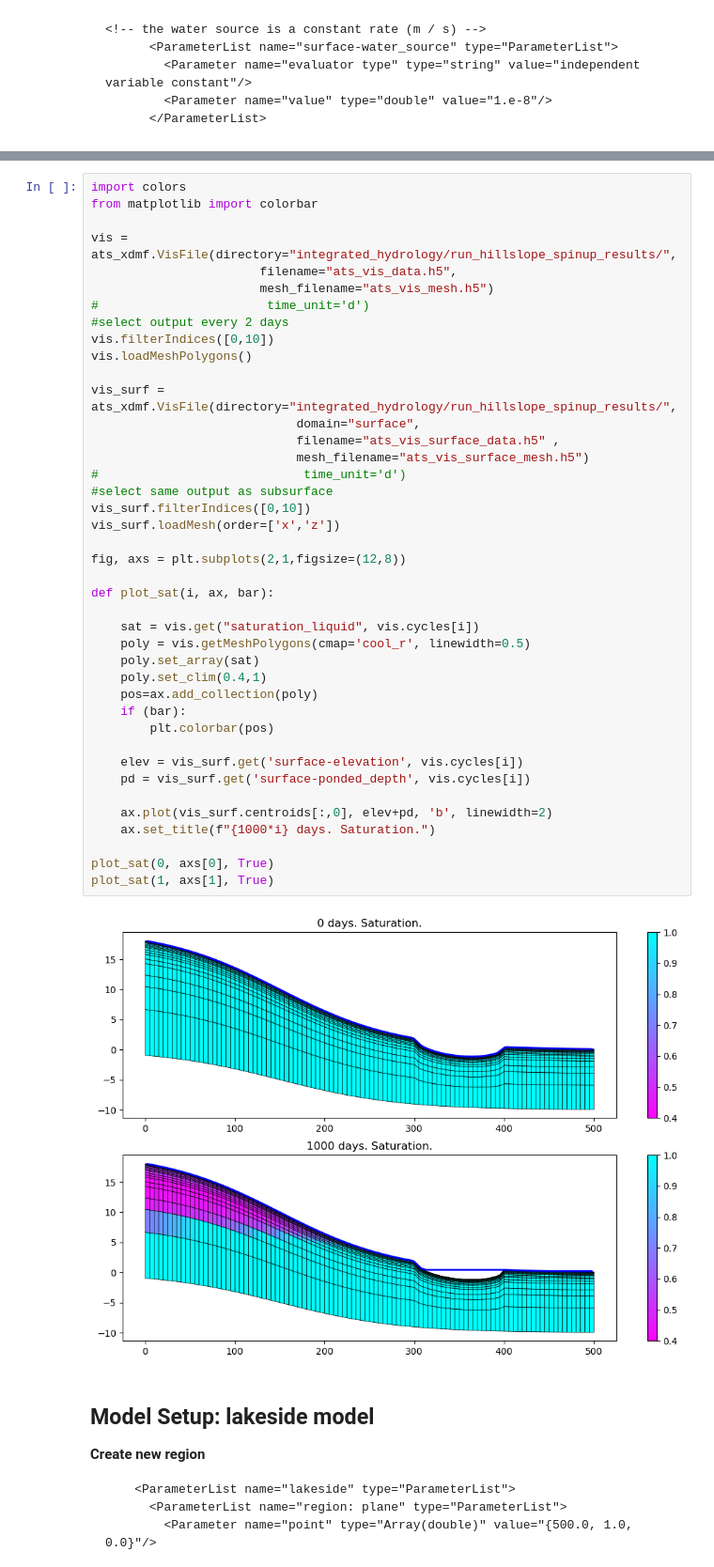
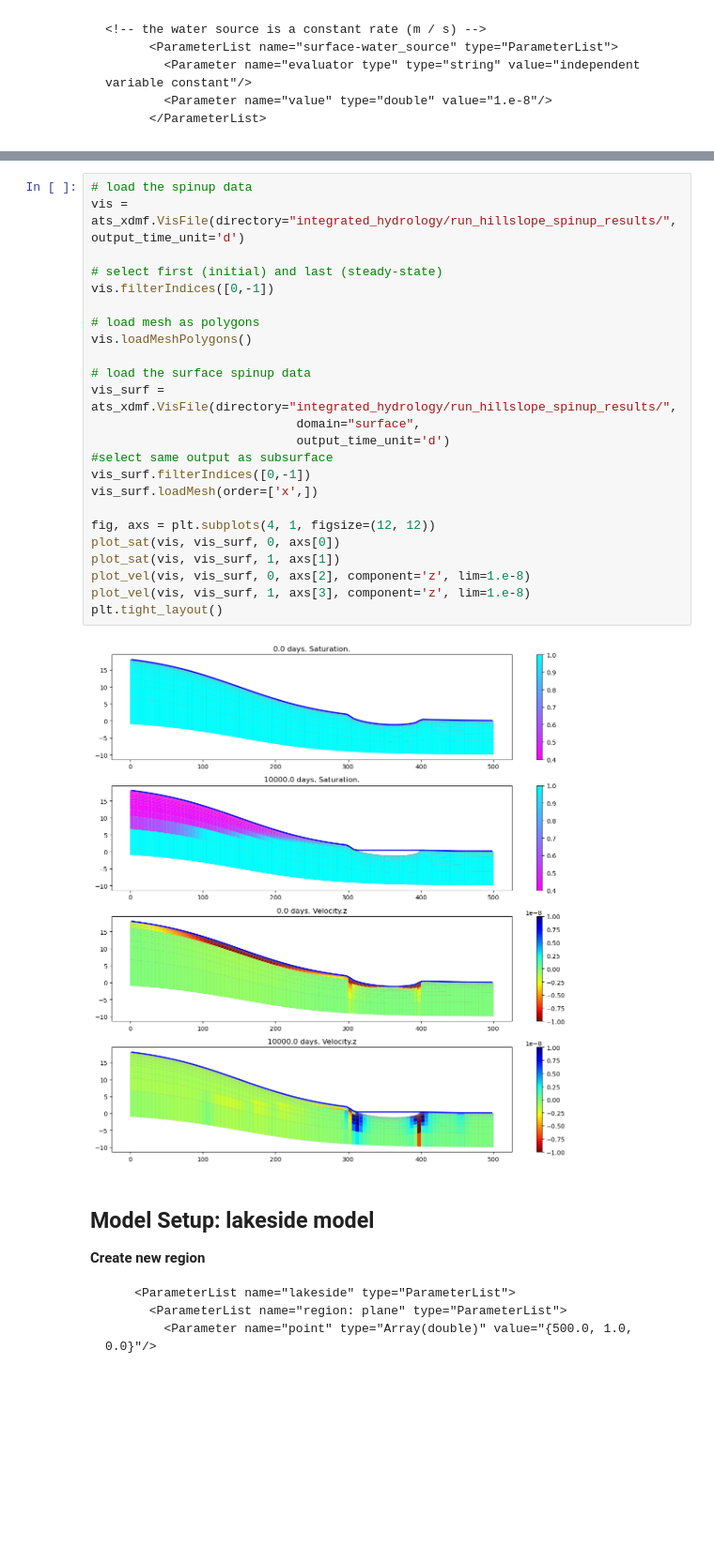
Before and after one commit to amanzi/ats-short-course, a Jupyter notebook: 01_integrated_flow/flow.ipynb, the cells around one changed output, grey strips where cells are left out. Shown at 94% size. Saved outputs shown, nothing was run; the diff lists cells and outputs as text; blank space fills up the shorter version.

```diff
--- a/01_integrated_flow/flow.ipynb
+++ b/01_integrated_flow/flow.ipynb
@@ -355,46 +394,29 @@ plt.ylim([0,4])
 # %%
-import colors
-from matplotlib import colorbar
+# load the spinup data
+vis = ats_xdmf.VisFile(directory="integrated_hydrology/run_hillslope_spinup_results/", output_time_unit='d')
 
-vis = ats_xdmf.VisFile(directory="integrated_hydrology/run_hillslope_spinup_results/",
-                       filename="ats_vis_data.h5",
-                       mesh_filename="ats_vis_mesh.h5")
-#                       time_unit='d')
-#select output every 2 days
-vis.filterIndices([0,10])
+# select first (initial) and last (steady-state)
+vis.filterIndices([0,-1])
+
+# load mesh as polygons
 vis.loadMeshPolygons()
 
+# load the surface spinup data
 vis_surf = ats_xdmf.VisFile(directory="integrated_hydrology/run_hillslope_spinup_results/",
                             domain="surface",
-                            filename="ats_vis_surface_data.h5" ,
-                            mesh_filename="ats_vis_surface_mesh.h5")
-#                            time_unit='d')
+                            output_time_unit='d')
 #select same output as subsurface
-vis_surf.filterIndices([0,10])
-vis_surf.loadMesh(order=['x','z'])
+vis_surf.filterIndices([0,-1])
+vis_surf.loadMesh(order=['x',])
 
-fig, axs = plt.subplots(2,1,figsize=(12,8))
-
-def plot_sat(i, ax, bar):
-
-    sat = vis.get("saturation_liquid", vis.cycles[i])
-    poly = vis.getMeshPolygons(cmap='cool_r', linewidth=0.5)
-    poly.set_array(sat)
-    poly.set_clim(0.4,1)
-    pos=ax.add_collection(poly)
-    if (bar):
-        plt.colorbar(pos)
-
-    elev = vis_surf.get('surface-elevation', vis.cycles[i])
-    pd = vis_surf.get('surface-ponded_depth', vis.cycles[i])
-
-    ax.plot(vis_surf.centroids[:,0], elev+pd, 'b', linewidth=2)
-    ax.set_title(f"{1000*i} days. Saturation.")
-
-plot_sat(0, axs[0], True)
-plot_sat(1, axs[1], True)
+fig, axs = plt.subplots(4, 1, figsize=(12, 12))
+plot_sat(vis, vis_surf, 0, axs[0])
+plot_sat(vis, vis_surf, 1, axs[1])
+plot_vel(vis, vis_surf, 0, axs[2], component='z', lim=1.e-8)
+plot_vel(vis, vis_surf, 1, axs[3], component='z', lim=1.e-8)
+plt.tight_layout()
 # %% [output]
-[figure, old version]
+[figure, new version]
 # %% [markdown]
 ## Model Setup: lakeside model
 
```
Also changed, not shown: parts of 7 cells of this notebook, 8 other files.
